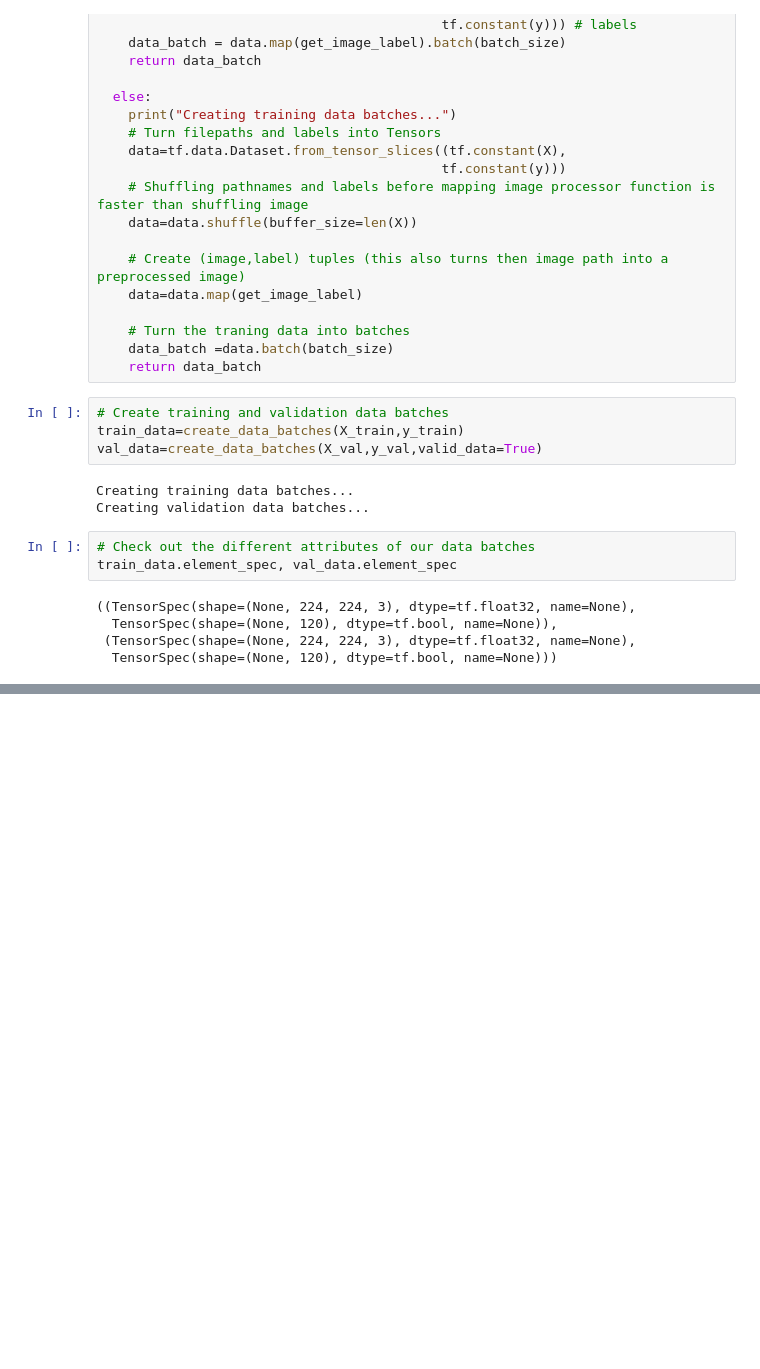
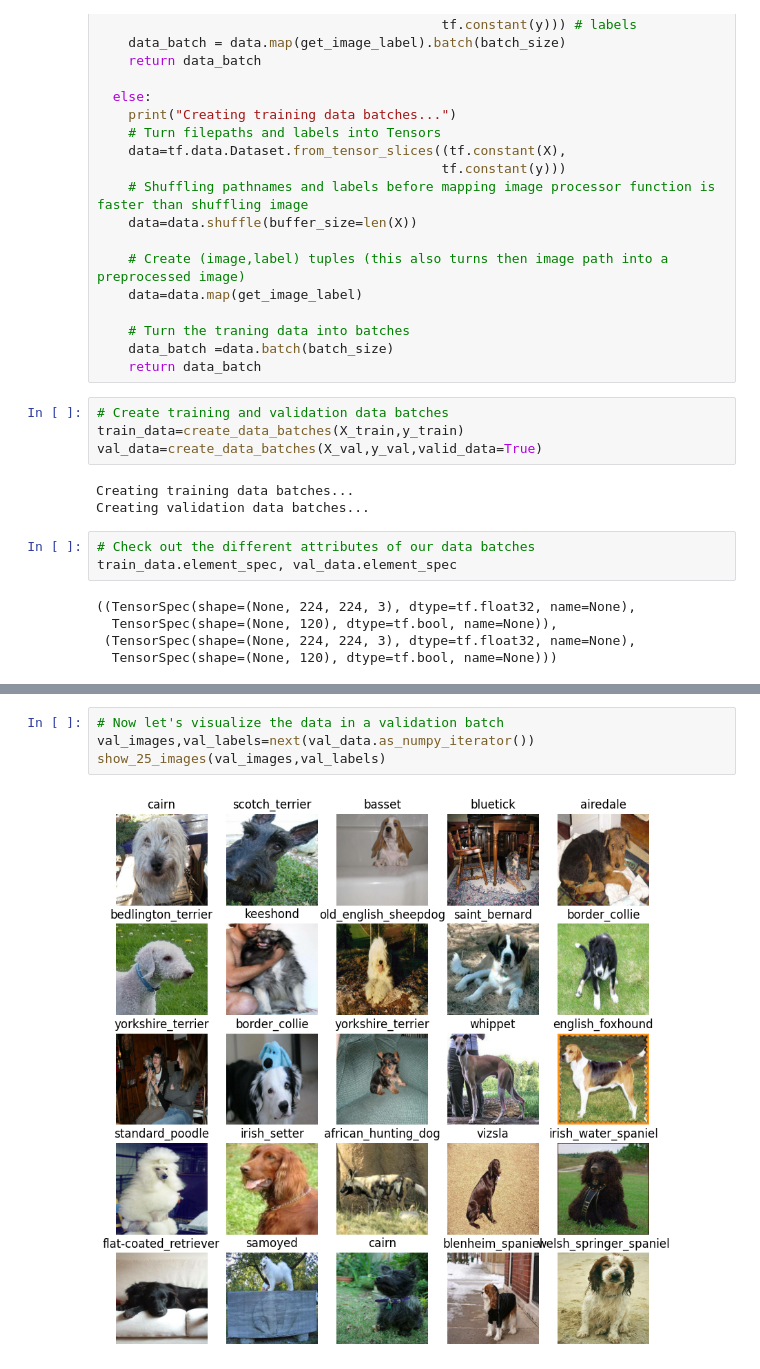
Before and after one commit to Md-Aziz-Developer/dog-vision, a Jupyter notebook: dog_vision.ipynb, the cells around one changed output, grey strips where cells are left out. Saved outputs shown, nothing was run; the diff lists cells and outputs as text; blank space fills up the shorter version.

```diff
--- a/dog_vision.ipynb
+++ b/dog_vision.ipynb
@@ -554,0 +614,6 @@ train_data.element_spec, val_data.element_spec
+# %%
+# Now let's visualize the data in a validation batch
+val_images,val_labels=next(val_data.as_numpy_iterator())
+show_25_images(val_images,val_labels)
+# %% [output]
+[figure, added]
```
Also changed, not shown: parts of 8 cells of this notebook.
